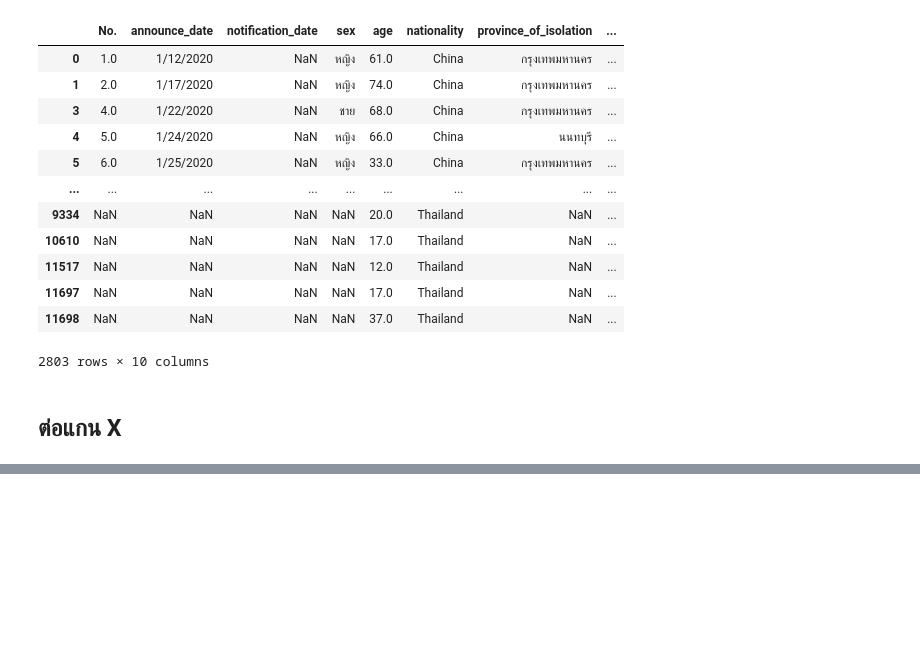
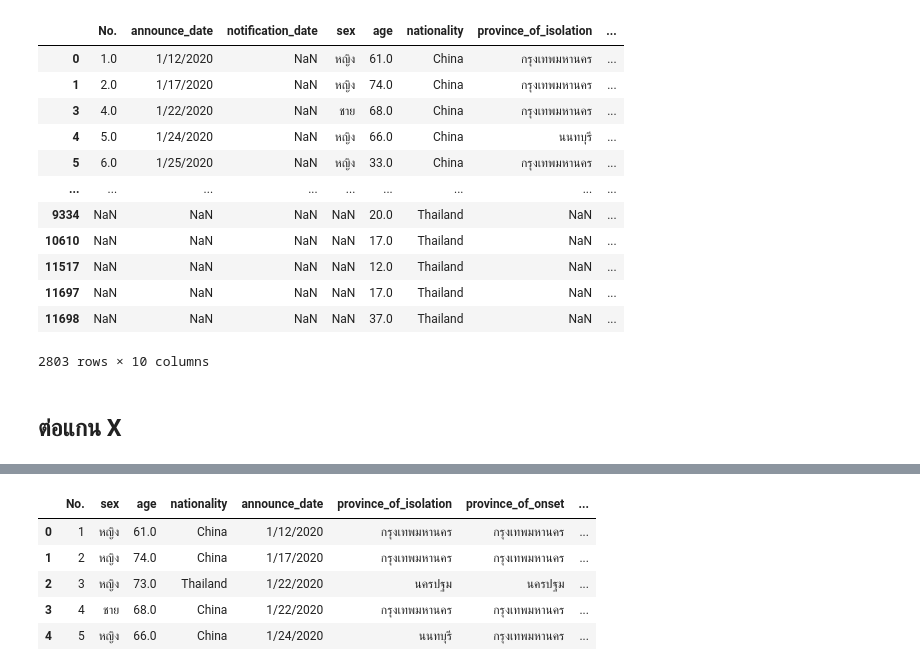
Before and after one commit to Khemapsorn/data_viz_2022, a Jupyter notebook: Pandas_102.ipynb, the cells around one changed output, grey strips where cells are left out. Cells and saved outputs as stored; diff of their text form; code cells hidden in the pictures; blank space fills up the shorter version.

Commit message:
Concast Merge Groupy

```diff
--- a/Pandas_102.ipynb
+++ b/Pandas_102.ipynb
@@ -227,6 +227,6 @@ BKK2KK4
 # %% [markdown]
 ## ต่อแกน X
 # %%
-personal_data = data_df[['No','sex','age','nationality']]
+personal_data = data_df[['No.','sex','age','nationality']]
 personal_data.head()
 # %% [output]
@@ -233,0 +239,3 @@ KeyError: ignored
+# %%
+covid_data = data_df[['No.','announce_date','province_of_isolation','province_of_onset','risk']].sample (frac=1)
+covid_data.head()
@@ -233,0 +249,10 @@ KeyError: ignored
+# %%
+personalcovid_data = personal_data.merge(covid_data)
+personalcovid_data.head()
+# %% [output]
+|  | No. | sex | age | nationality | announce_date | province_of_isolation | province_of_onset | ... |
+| 0 | 1 | หญิง | 61.0 | China | 1/12/2020 | กรุงเทพมหานคร | กรุงเทพมหานคร | ... |
+| 1 | 2 | หญิง | 74.0 | China | 1/17/2020 | กรุงเทพมหานคร | กรุงเทพมหานคร | ... |
+| 2 | 3 | หญิง | 73.0 | Thailand | 1/22/2020 | นครปฐม | นครปฐม | ... |
+| 3 | 4 | ชาย | 68.0 | China | 1/22/2020 | กรุงเทพมหานคร | กรุงเทพมหานคร | ... |
+| 4 | 5 | หญิง | 66.0 | China | 1/24/2020 | นนทบุรี | กรุงเทพมหานคร | ... |
```
Also changed, not shown: parts of 6 cells of this notebook.
